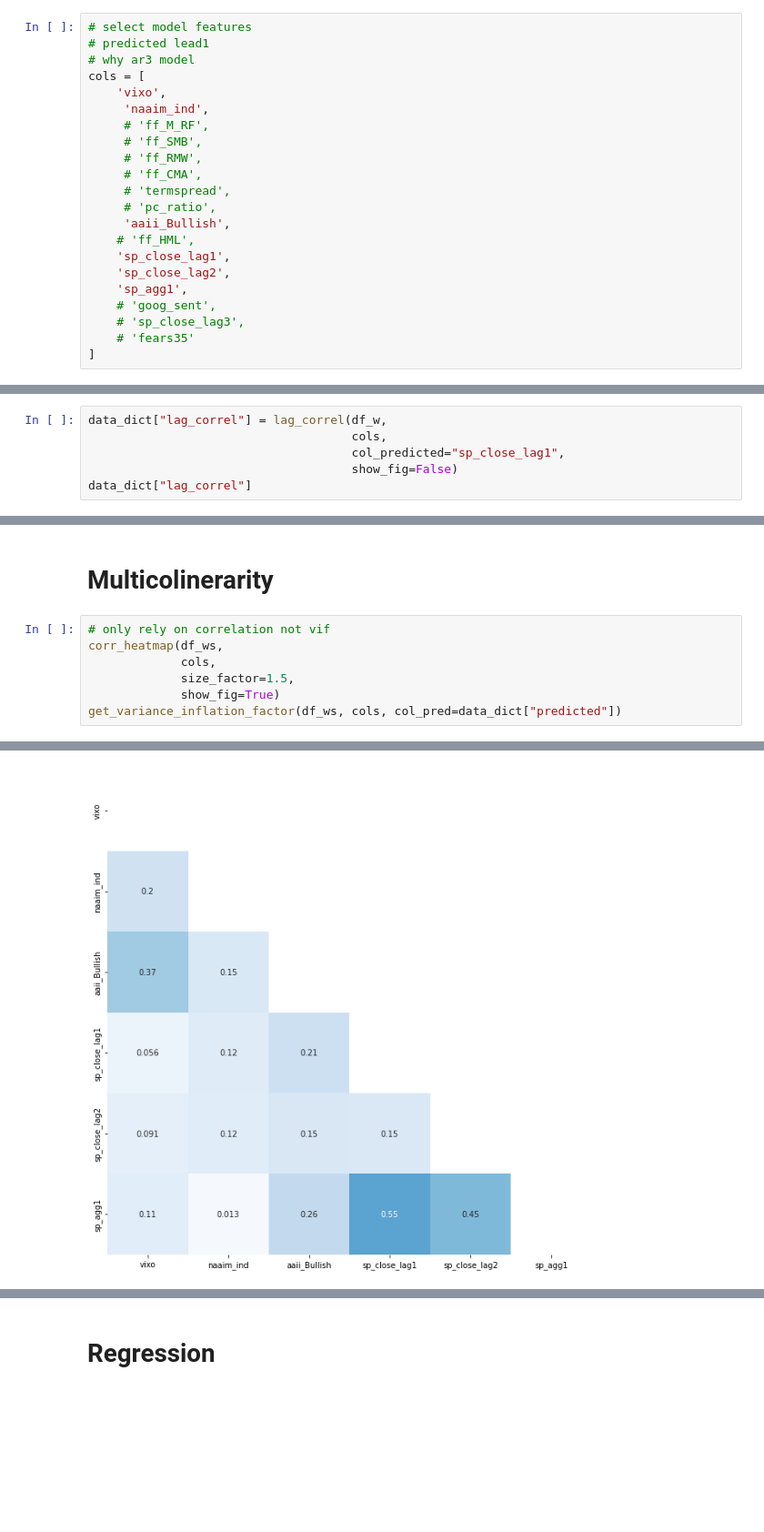
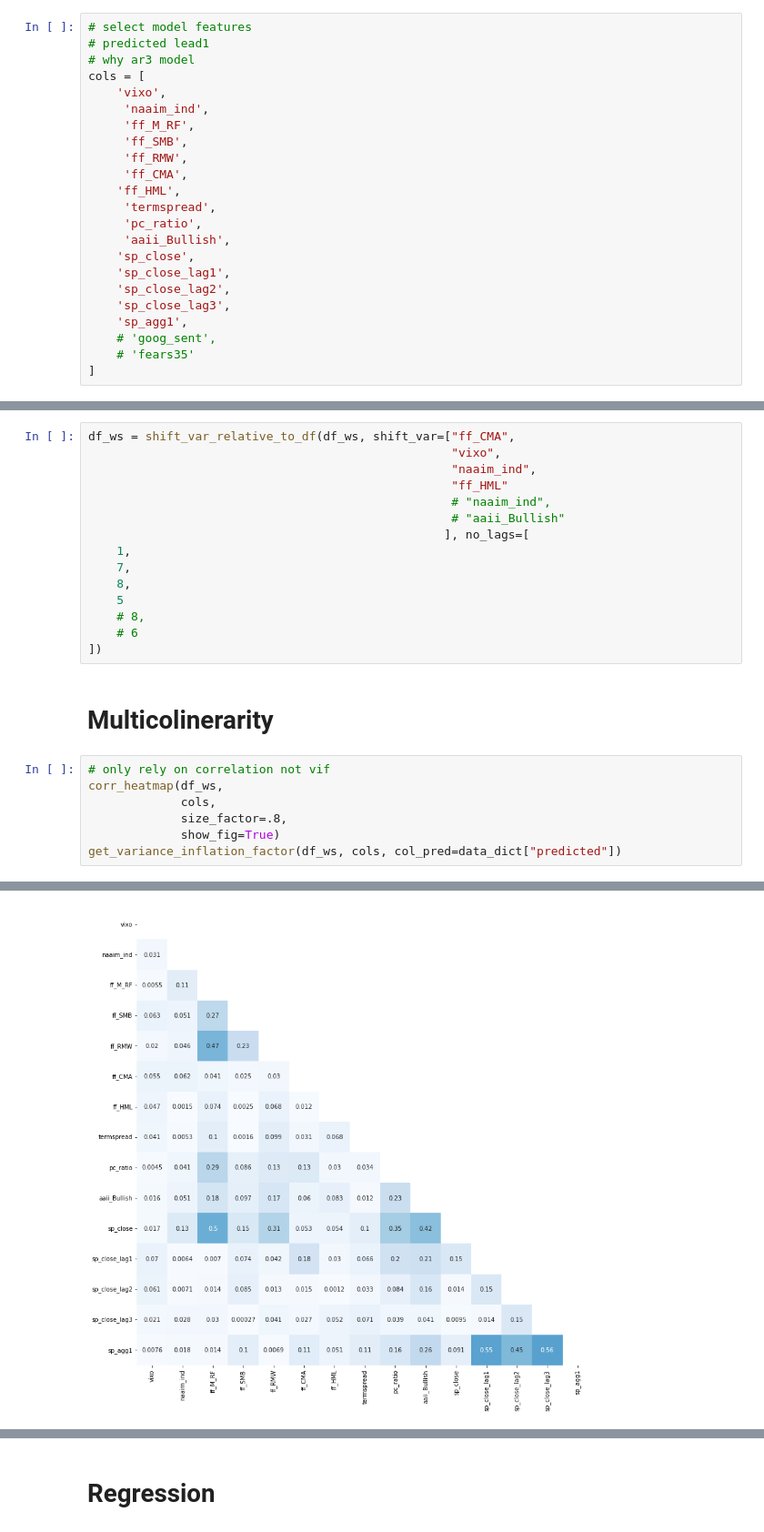
Before and after one commit to lukasgrahl/bachelor, a Jupyter notebook: notebooks/ols_model.ipynb, the cells around one changed output, grey strips where cells are left out. Shown: that part at 91% size. Saved outputs shown, nothing was run; the diff lists cells and outputs as text; blank space fills up the shorter version.

```diff
--- a/notebooks/ols_model.ipynb
+++ b/notebooks/ols_model.ipynb
@@ -176,26 +118,21 @@ stationarity
 cols = [
     'vixo',
      'naaim_ind',
-     # 'ff_M_RF',
-     # 'ff_SMB',
-     # 'ff_RMW',
-     # 'ff_CMA',
-     # 'termspread',
-     # 'pc_ratio',
+     'ff_M_RF',
+     'ff_SMB',
+     'ff_RMW',
+     'ff_CMA',
+    'ff_HML',
+     'termspread',
+     'pc_ratio',
      'aaii_Bullish',
-    # 'ff_HML',
+    'sp_close',
     'sp_close_lag1',
     'sp_close_lag2',
+    'sp_close_lag3',
     'sp_agg1',
     # 'goog_sent',
-    # 'sp_close_lag3',
     # 'fears35'
 ]
 # %%
 df_ws = df_w[cols + [data_dict["predicted"]]].copy()
-# %%
-data_dict["lag_correl"] = lag_correl(df_w,
-                                     cols,
-                                     col_predicted="sp_close_lag1",
-                                     show_fig=False)
-data_dict["lag_correl"]
@@ -220,10 +165,25 @@ df_ws.corr()
+# %%
+df_ws = shift_var_relative_to_df(df_ws, shift_var=["ff_CMA",
+                                                   "vixo",
+                                                   "naaim_ind",
+                                                   "ff_HML"
+                                                   # "naaim_ind",
+                                                   # "aaii_Bullish"
+                                                  ], no_lags=[
+    1,
+    7,
+    8,
+    5
+    # 8,
+    # 6
+])
 # %% [markdown]
 # Multicolinerarity
 # %%
 # only rely on correlation not vif
 corr_heatmap(df_ws,
              cols,
-             size_factor=1.5,
+             size_factor=.8,
              show_fig=True)
 get_variance_inflation_factor(df_ws, cols, col_pred=data_dict["predicted"])
 # %% [output]
@@ -237 +206 @@ get_variance_inflation_factor(df_ws, cols, col_pred=data_dict["predicted"])
-[figure, old version]
+[figure, new version]
```
Also changed, not shown: parts of 19 cells of this notebook, 1 other file.
